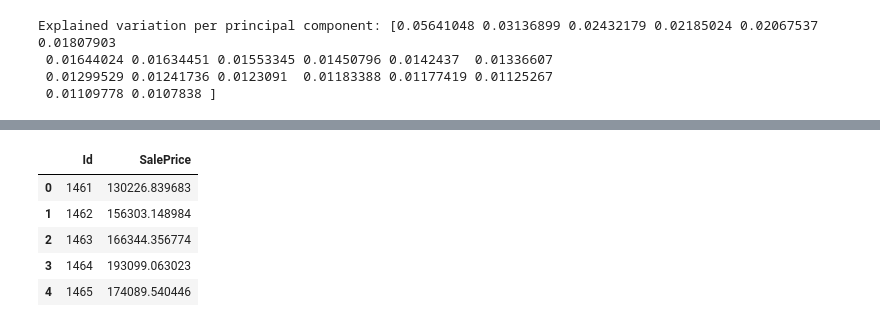
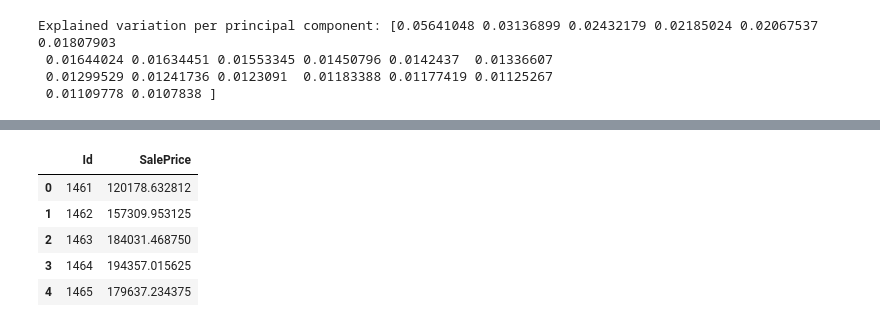
Before and after one commit to kpanwala/Advanced-House-Price-Prediction, a Jupyter notebook: Advanced_House_Prediction.ipynb, the cells around one changed output, grey strips where cells are left out. Cells and saved outputs as stored; diff of their text form; code cells hidden in the pictures.

```diff
--- a/Advanced_House_Prediction.ipynb
+++ b/Advanced_House_Prediction.ipynb
@@ -395,0 +171,13 @@ x=pd.DataFrame(x,columns=save_cols)
+# %%
+import seaborn as sns
+import matplotlib.pyplot as plt
+from scipy.stats import norm
+
+interested_col=[]
+
+for item in train.corr().reset_index()[['index','SalePrice']].values:
+    if item[1:2]>=0.15 or item[1:2]<=-0.15:
+        interested_col.append(item[0:1][0])
+
+interested_col.remove('SalePrice')
+print(interested_col)
@@ -395,0 +186,3 @@ x=pd.DataFrame(x,columns=save_cols)
+# %%
+columns=interested_col
+print(columns)
@@ -483,0 +211,22 @@ model_history=classifier.fit(X_train.values, y_train.values,validation_split=0.2
+# %%
+## ignore this cell it was for experimental purpose but showed more error in prediction
+
+from sklearn.ensemble import RandomForestRegressor
+
+ # create regressor object
+regressor = RandomForestRegressor(n_estimators = 500, random_state = 0)
+
+# fit the regressor with x and y data
+regressor.fit(train.drop(['SalePrice'],axis=1)[columns], y)
+
+y_pred = regressor.predict(test[columns])
+# %%
+import xgboost as xgb
+
+data_dmatrix = xgb.DMatrix(data=train[columns],label=y)
+
+xg_reg = xgb.XGBRegressor(objective ='reg:linear', colsample_bytree = 0.3, learning_rate = 0.1,max_depth = 5, alpha = 10, n_estimators = 1000)
+
+xg_reg.fit(train[columns],y)
+
+y_pred = xg_reg.predict(test[columns])
@@ -484,17 +235,18 @@ model_history=classifier.fit(X_train.values, y_train.values,validation_split=0.2
 # %%
-y_pred=classifier.predict(test)
-
-pred=pd.DataFrame(y_pred)
+pred=pd.DataFrame(sc.inverse_transform(y_pred))
 sub_df=pd.read_csv('sample_submission.csv')
 datasets=pd.concat([sub_df['Id'],pred],axis=1)
 datasets.columns=['Id','SalePrice']
+
+# datasets.drop([1459],inplace=True)
+datasets.isnull()
 datasets.to_csv('sample_submission.csv',index=False)
 
 datasets.head()
 # %% [output]
 |  | Id | SalePrice |
-| 0 | 1461 | 130226.839683 |
-| 1 | 1462 | 156303.148984 |
-| 2 | 1463 | 166344.356774 |
-| 3 | 1464 | 193099.063023 |
-| 4 | 1465 | 174089.540446 |
+| 0 | 1461 | 120178.632812 |
+| 1 | 1462 | 157309.953125 |
+| 2 | 1463 | 184031.468750 |
+| 3 | 1464 | 194357.015625 |
+| 4 | 1465 | 179637.234375 |
```
Also changed, not shown: parts of 38 cells of this notebook, 1 other file.
